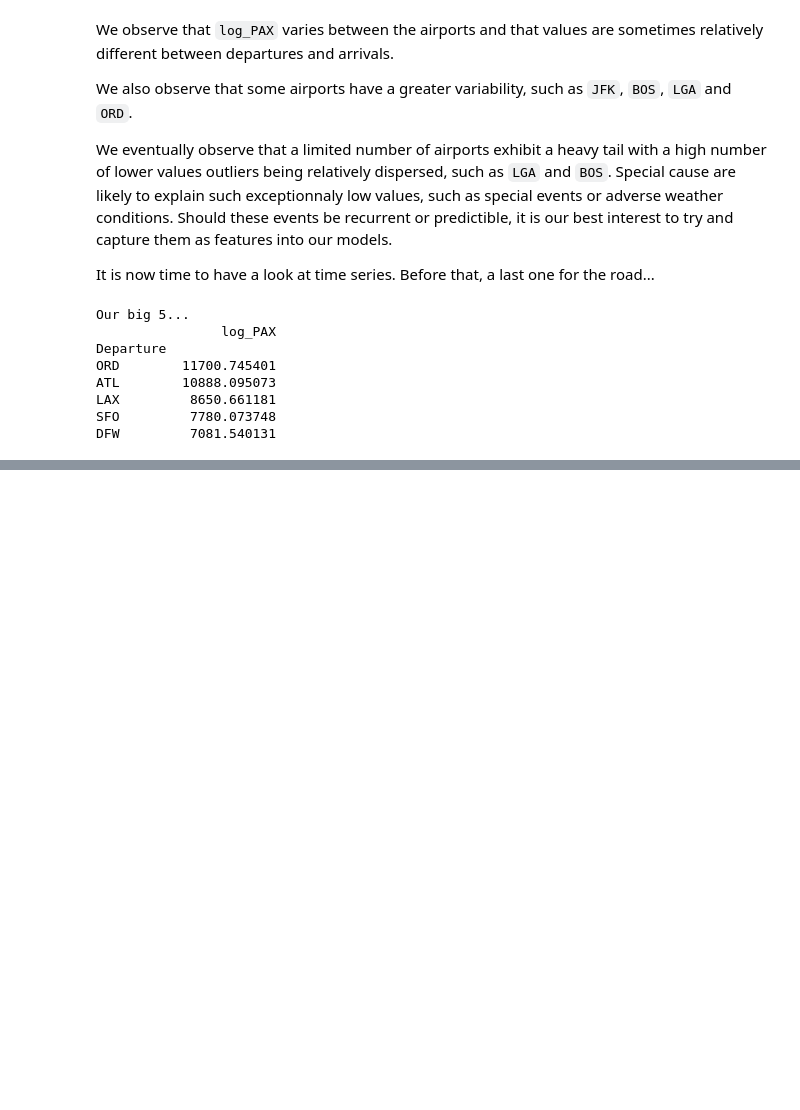
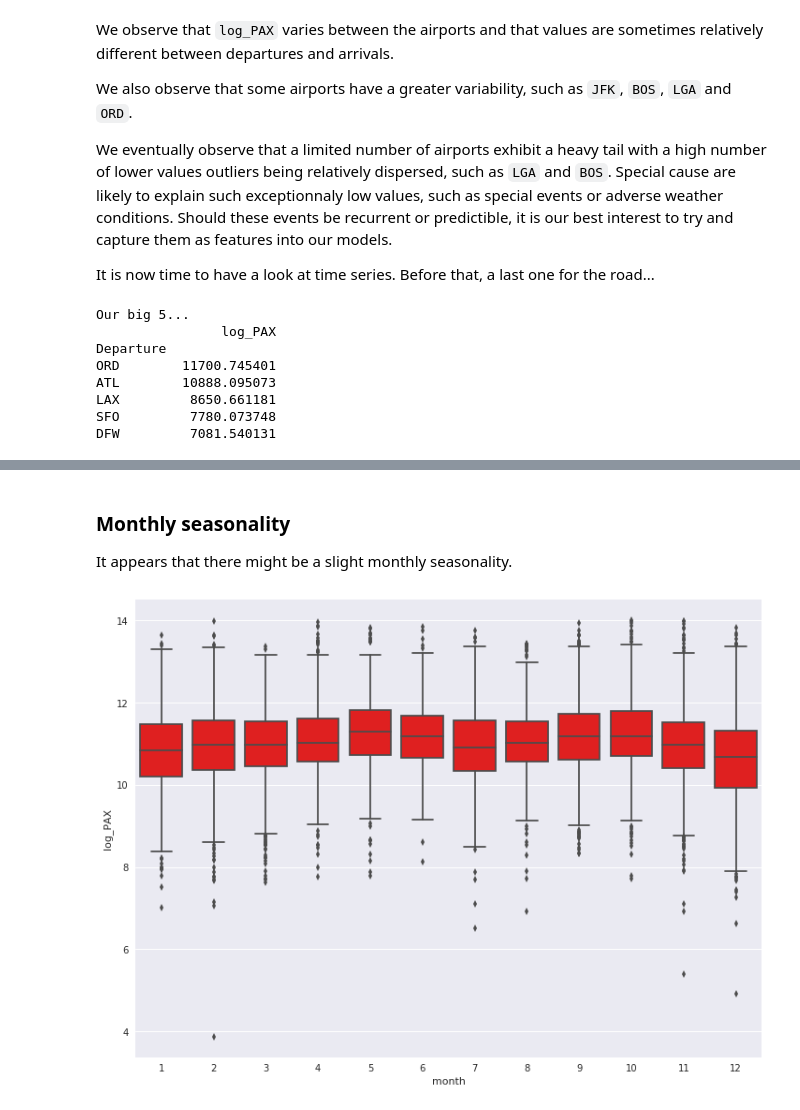
Before and after one commit to tostain/air_passengers, a Jupyter notebook: notebooks/air_passengers_exploration.ipynb, the cells around one changed output, grey strips where cells are left out. Cells and saved outputs as stored; diff of their text form; code cells hidden in the pictures; blank space fills up the shorter version.

Commit message:
Updated the data exploration notebook

```diff
--- a/notebooks/air_passengers_exploration.ipynb
+++ b/notebooks/air_passengers_exploration.ipynb
@@ -148,0 +153,19 @@ g = g.map(plt.hist,'log_PAX')
+# %%
+# Taken from the RAMP starting kit.
+
+data_encoded = data
+
+# following http://stackoverflow.com/questions/16453644/regression-with-date-variable-using-scikit-learn
+data_encoded['DateOfDeparture'] = pd.to_datetime(data_encoded['DateOfDeparture'])
+data_encoded['year'] = data_encoded['DateOfDeparture'].dt.year
+data_encoded['month'] = data_encoded['DateOfDeparture'].dt.month
+data_encoded['day'] = data_encoded['DateOfDeparture'].dt.day
+data_encoded['weekday'] = data_encoded['DateOfDeparture'].dt.weekday
+data_encoded['week'] = data_encoded['DateOfDeparture'].dt.week
+data_encoded['n_days'] = data_encoded['DateOfDeparture'].apply(lambda date: (date - pd.to_datetime("1970-01-01")).days)
+
+data_encoded = data_encoded.join(pd.get_dummies(data_encoded['year'], prefix='y'))
+data_encoded = data_encoded.join(pd.get_dummies(data_encoded['month'], prefix='m'))
+# data_encoded = data_encoded.join(pd.get_dummies(data_encoded['day'], prefix='d'))
+data_encoded = data_encoded.join(pd.get_dummies(data_encoded['weekday'], prefix='wd'))
+data_encoded = data_encoded.join(pd.get_dummies(data_encoded['week'], prefix='w'))
@@ -148,0 +181,11 @@ g = g.map(plt.hist,'log_PAX')
+# %% [markdown]
+### Monthly seasonality
+It appears that there might be a slight monthly seasonality.
+# %%
+data_encoded_sorted = data_encoded.sort_values(by='month')
+sns.boxplot(x = 'month',
+            y = 'log_PAX',
+            data = data_encoded_sorted,
+            color = 'Red');
+# %% [output]
+[figure, added]
```
Also changed, not shown: parts of 16 cells of this notebook, 1 other file.
